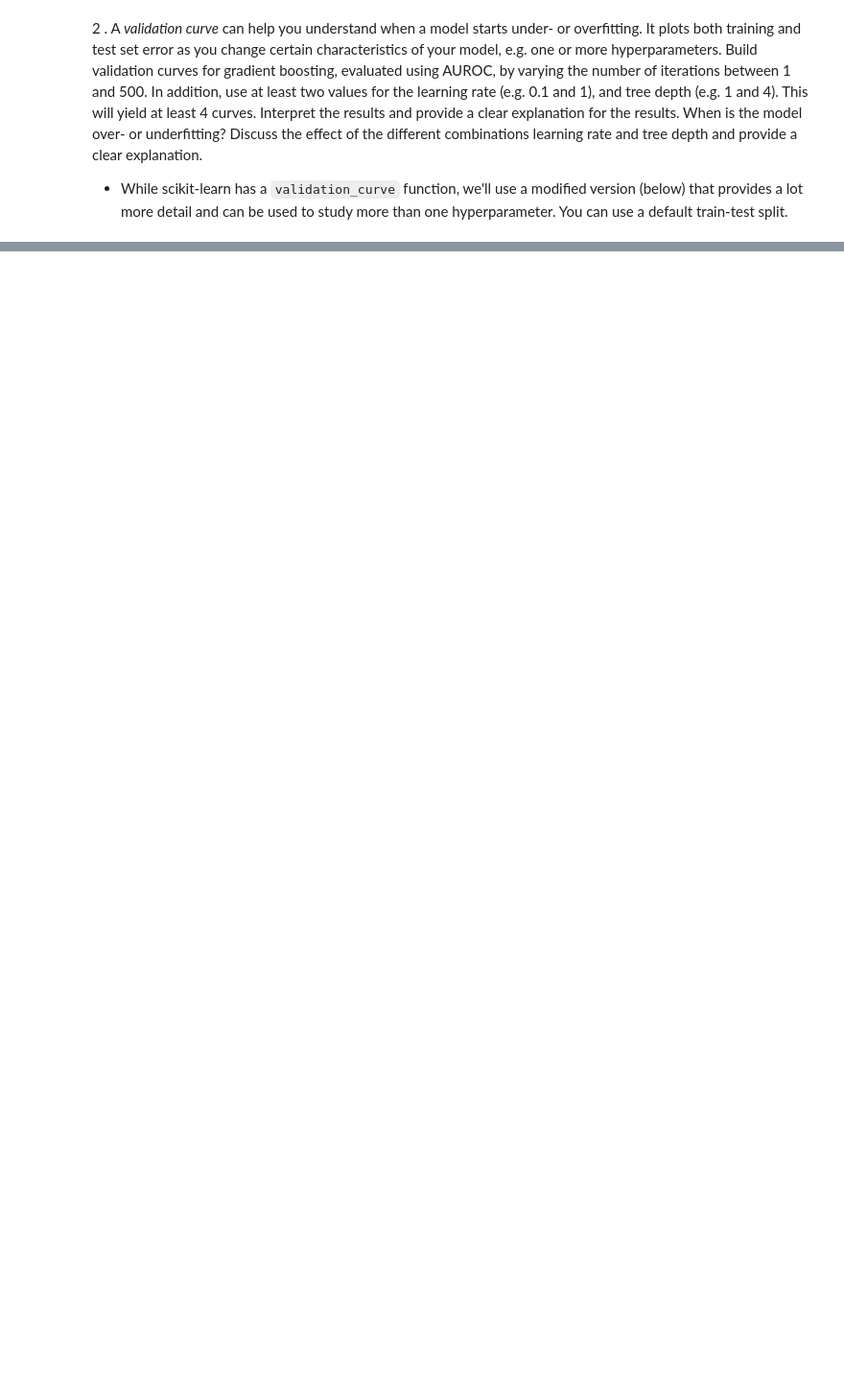
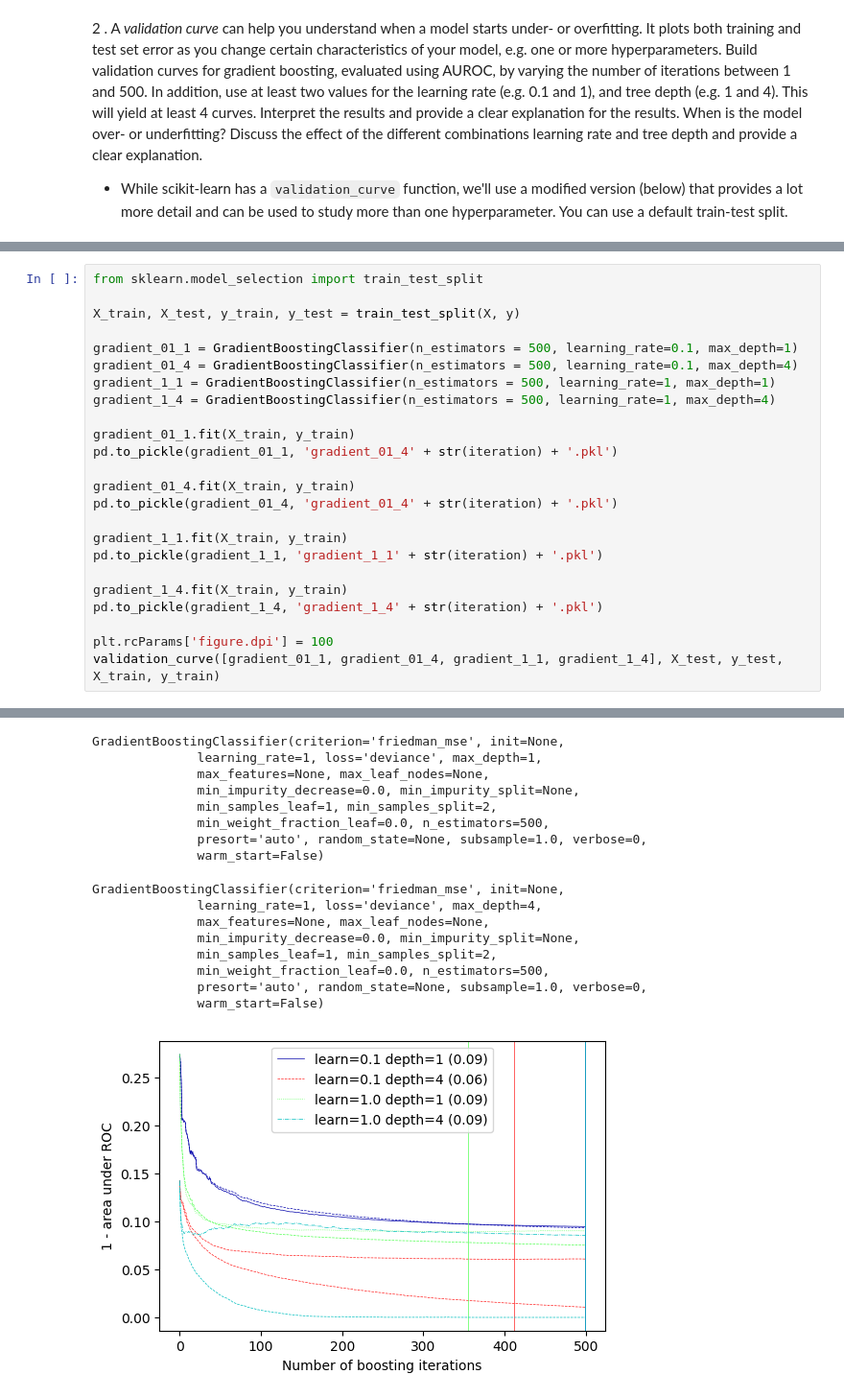
Before and after one commit to romanovar/ML, a Jupyter notebook: Assignment 1.ipynb, the cells around one changed output, grey strips where cells are left out. Shown at 96% size. Cells and saved outputs as stored; diff of their text form; blank space fills up the shorter version.

```diff
--- a/Assignment 1.ipynb
+++ b/Assignment 1.ipynb
@@ -972,3 +974,28 @@ def validation_curve(clfs, X_test, y_test, X_train, y_train):
         plt.axvline(x=best_iter, color=colour)
 
     plt.legend(loc='best')
+# %%
+from sklearn.model_selection import train_test_split
+
+X_train, X_test, y_train, y_test = train_test_split(X, y)
+
+gradient_01_1 = GradientBoostingClassifier(n_estimators = 500, learning_rate=0.1, max_depth=1)
+gradient_01_4 = GradientBoostingClassifier(n_estimators = 500, learning_rate=0.1, max_depth=4)
+gradient_1_1 = GradientBoostingClassifier(n_estimators = 500, learning_rate=1, max_depth=1)
+gradient_1_4 = GradientBoostingClassifier(n_estimators = 500, learning_rate=1, max_depth=4)
+
+gradient_01_1.fit(X_train, y_train)
+pd.to_pickle(gradient_01_1, 'gradient_01_4' + str(iteration) + '.pkl')
+
+gradient_01_4.fit(X_train, y_train)
+pd.to_pickle(gradient_01_4, 'gradient_01_4' + str(iteration) + '.pkl')
+
+gradient_1_1.fit(X_train, y_train)
+pd.to_pickle(gradient_1_1, 'gradient_1_1' + str(iteration) + '.pkl')
+
+gradient_1_4.fit(X_train, y_train)
+pd.to_pickle(gradient_1_4, 'gradient_1_4' + str(iteration) + '.pkl')
+
+plt.rcParams['figure.dpi'] = 100
+validation_curve([gradient_01_1, gradient_01_4, gradient_1_1, gradient_1_4], X_test, y_test, X_train, y_train)
+# %% [output]
@@ -974,0 +1018,17 @@ def validation_curve(clfs, X_test, y_test, X_train, y_train):
+GradientBoostingClassifier(criterion='friedman_mse', init=None,
+              learning_rate=1, loss='deviance', max_depth=1,
+              max_features=None, max_leaf_nodes=None,
+              min_impurity_decrease=0.0, min_impurity_split=None,
+              min_samples_leaf=1, min_samples_split=2,
+              min_weight_fraction_leaf=0.0, n_estimators=500,
+              presort='auto', random_state=None, subsample=1.0, verbose=0,
+              warm_start=False)
+GradientBoostingClassifier(criterion='friedman_mse', init=None,
+              learning_rate=1, loss='deviance', max_depth=4,
+              max_features=None, max_leaf_nodes=None,
+              min_impurity_decrease=0.0, min_impurity_split=None,
+              min_samples_leaf=1, min_samples_split=2,
+              min_weight_fraction_leaf=0.0, n_estimators=500,
+              presort='auto', random_state=None, subsample=1.0, verbose=0,
+              warm_start=False)
+[figure, added]
```
Also changed, not shown: parts of 4 cells of this notebook.
